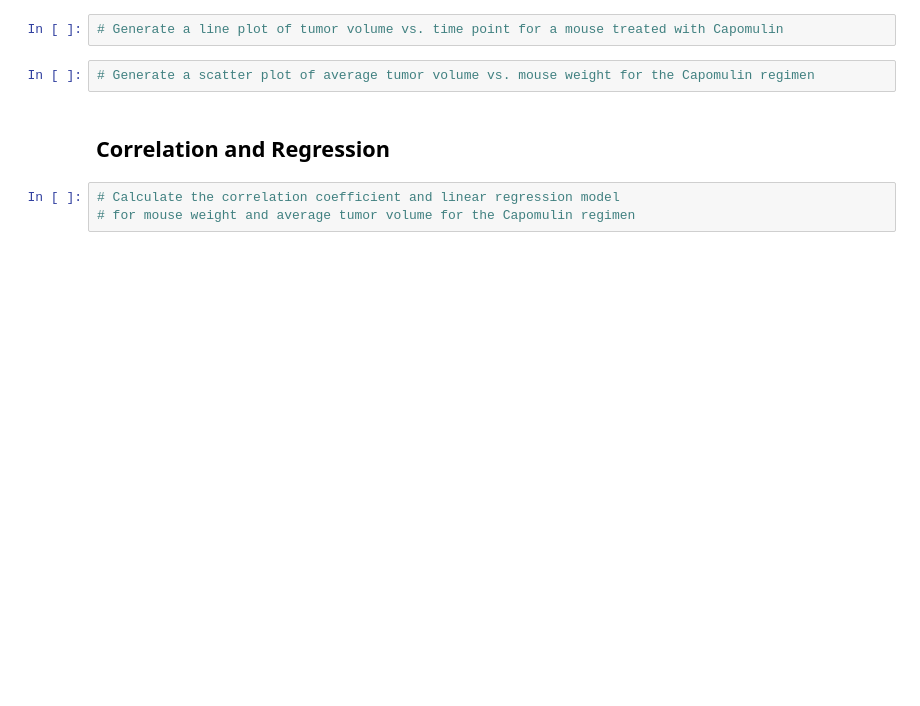
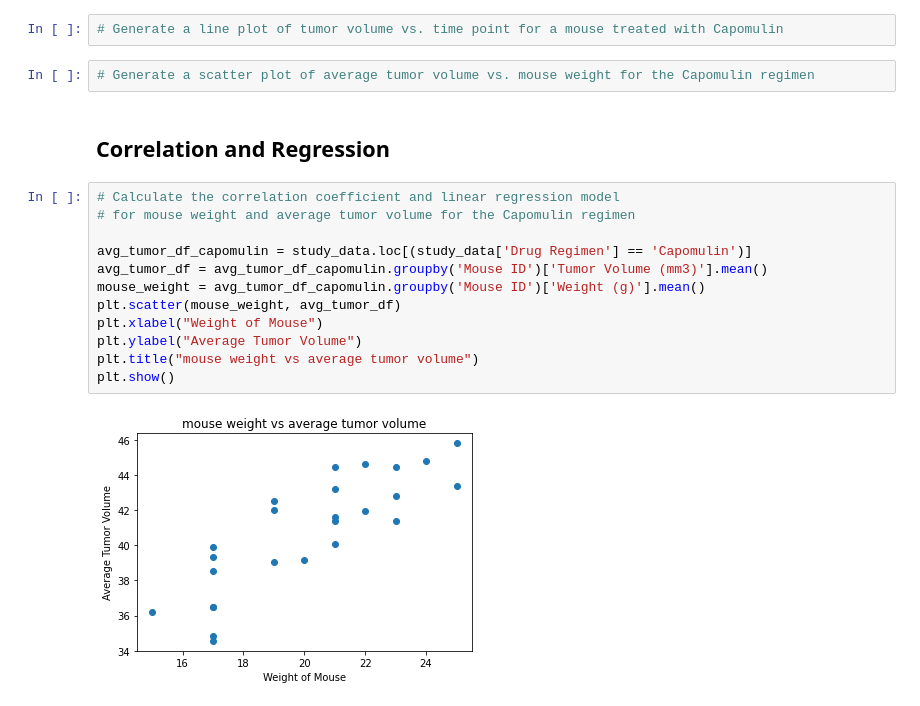
Before and after one commit to Kinjalmaru/Matplotlib-Chalenge, a Jupyter notebook: pymaceuticals_starter.ipynb, the cells around one changed output. Drawn from its saved outputs; the diff is of its cells as text; blank space fills up the shorter version.

```diff
--- a/pymaceuticals_starter.ipynb
+++ b/pymaceuticals_starter.ipynb
@@ -399,3 +393,14 @@ Text(0.5, 1.0, 'Capomulin result for mouse s185')
 # %%
 # Calculate the correlation coefficient and linear regression model
 # for mouse weight and average tumor volume for the Capomulin regimen
+
+avg_tumor_df_capomulin = study_data.loc[(study_data['Drug Regimen'] == 'Capomulin')]
+avg_tumor_df = avg_tumor_df_capomulin.groupby('Mouse ID')['Tumor Volume (mm3)'].mean()
+mouse_weight = avg_tumor_df_capomulin.groupby('Mouse ID')['Weight (g)'].mean()
+plt.scatter(mouse_weight, avg_tumor_df)
+plt.xlabel("Weight of Mouse")
+plt.ylabel("Average Tumor Volume")
+plt.title("mouse weight vs average tumor volume")
+plt.show()
+# %% [output]
+[figure, added]
```
Also changed, not shown: parts of 5 cells of this notebook.
